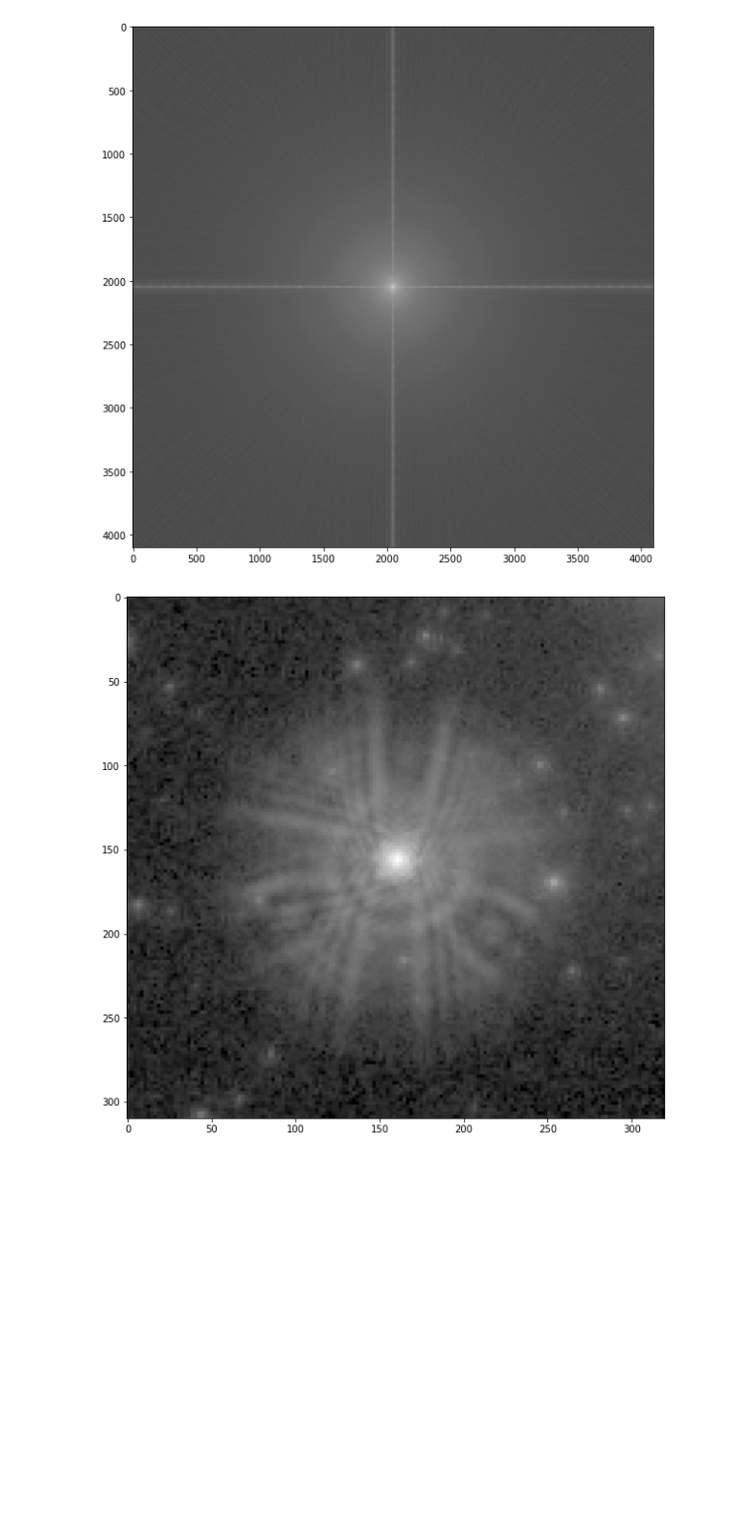
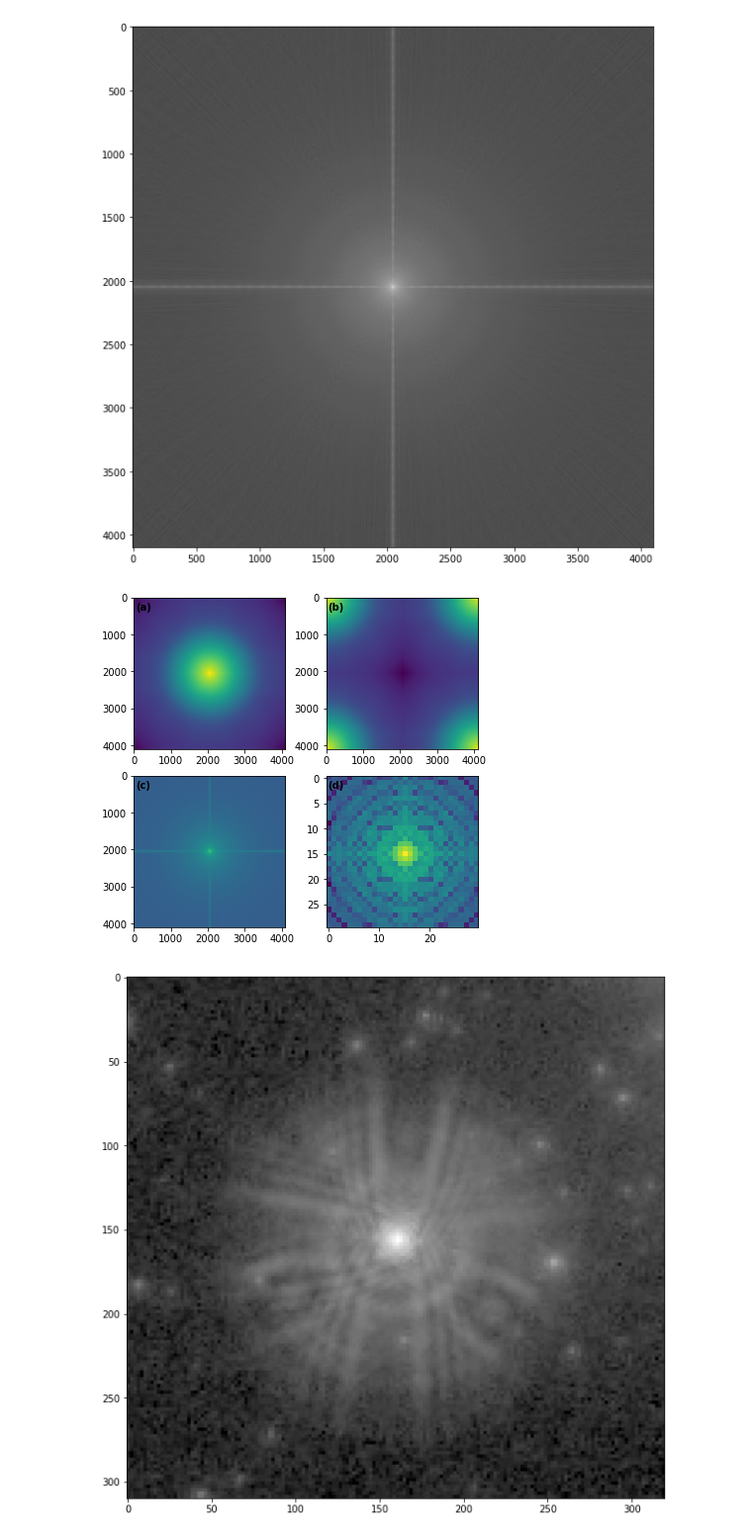
Before and after one commit to Nuelam9/Report1, a Jupyter notebook: src/Hubble.ipynb, the cells around one changed output. Shown: that part at 99% size. Cells and saved outputs as stored; diff of their text form; code cells hidden in the pictures; blank space fills up the shorter version.

```diff
--- a/src/Hubble.ipynb
+++ b/src/Hubble.ipynb
@@ -151,5 +149,29 @@ plt.figure(figsize=(10, 10))
 plt.imshow(np.log(PSF), cmap='gray');
 # %% [output]
 [figure]
+# %%
+bb = 15
+
+xc, yc = np.where(PSF==PSF.max())
+xc, yc = xc[0], yc[0]
+PSF_cut = PSF[yc-bb:yc+bb, xc-bb:xc+bb]
+# %%
+panels = ['(a)', '(b)', '(c)', '(d)']
+
+fig, axs = latex_settings(2, 2, height=1.5)
+axs[0, 0].imshow(res)
+axs[0, 1].imshow(np.fft.fftshift(res))
+axs[1, 0].imshow(np.log(PSF))
+axs[1, 1].imshow(np.log(PSF_cut))
+
+for i, ax in enumerate(axs.flatten()):
+    # label physical distance in and down:
+    ax.annotate(xy=(0.01, 0.97), text=panels[i], xycoords='axes fraction',
+            fontsize='medium', verticalalignment='top', weight='bold',
+            bbox=dict(facecolor='none', edgecolor='none', pad=3.0))
+
+#plt.savefig('../Images/process_Hubble_pupil_PSF.png', dpi=800, transparent=1)
+# %% [output]
+[figure, added]
 # %%
 filepath = '../Results/Hubble/'
```
Also changed, not shown: parts of 18 cells of this notebook.
